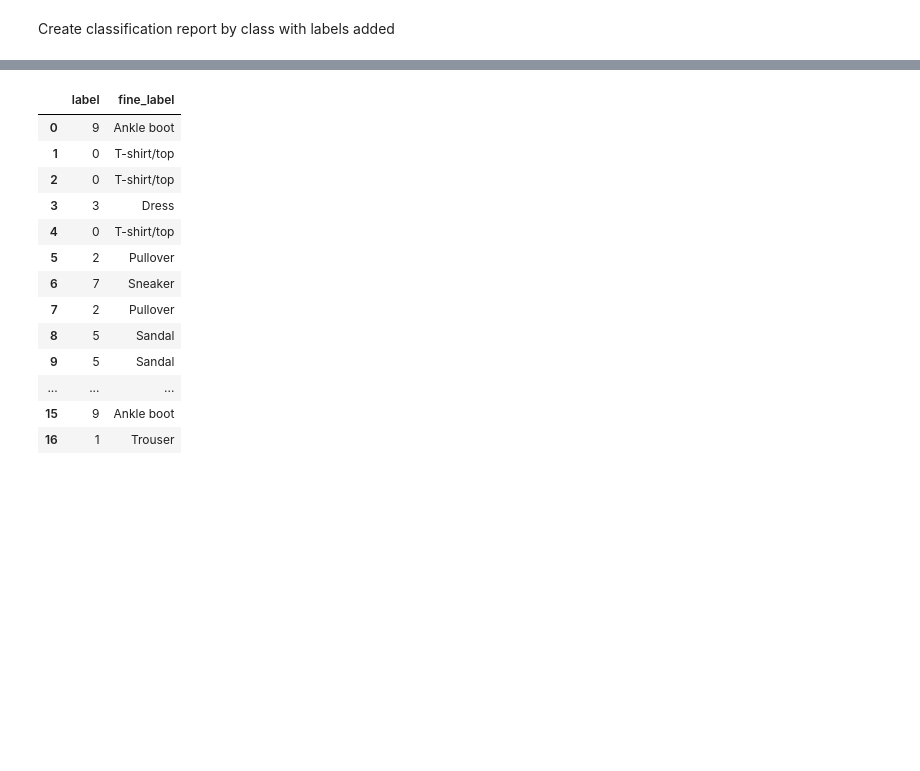
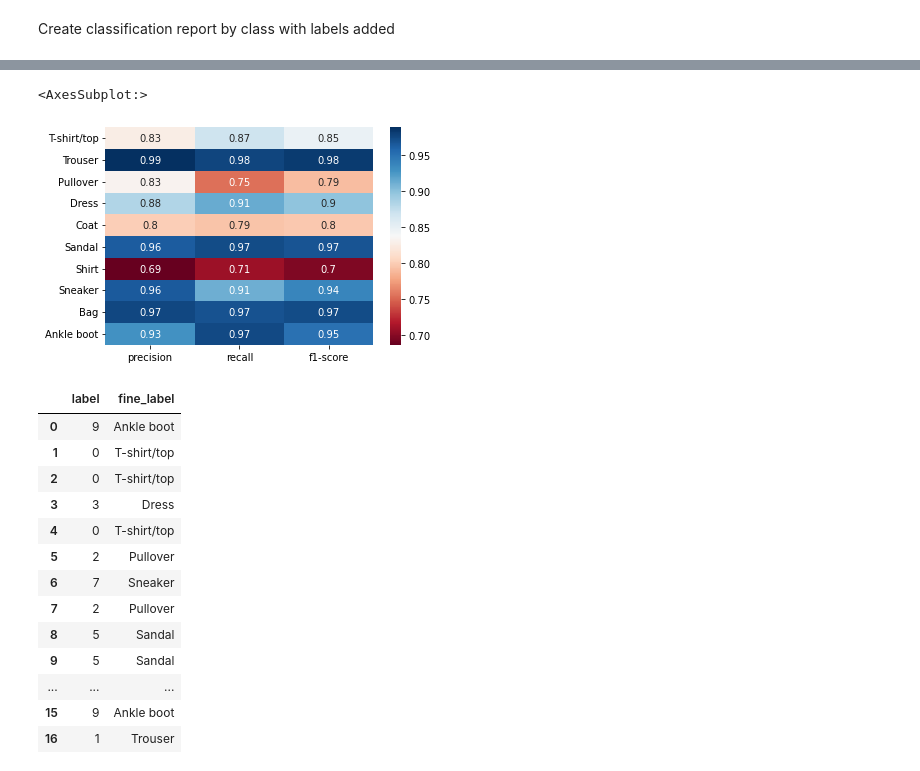
Before and after one commit to rickfontenot/HNN-Capstone, a Jupyter notebook: code/EDA_Rick.ipynb, the cells around one changed output, grey strips where cells are left out. Drawn from its saved outputs; the diff is of its cells as text; code cells hidden in the pictures; blank space fills up the shorter version.

Commit message:
added some plots and eda

```diff
--- a/code/EDA_Rick.ipynb
+++ b/code/EDA_Rick.ipynb
@@ -366,3 +366,17 @@ weighted avg       0.88      0.87      0.87     10000
+# %%
+import seaborn as sns
+
+labels = np.arange(10)
+
+# https://stackoverflow.com/questions/28200786/how-to-plot-scikit-learn-classification-report
+clf_report = classification_report(test_labels,predicted_class, labels=labels, target_names=class_names,output_dict=True)
+
+
+# .iloc[:-1, :] to exclude support
+sns.heatmap(pd.DataFrame(clf_report).iloc[:-1, :-3].T, annot=True, cmap='RdBu')
+# %% [output]
+<AxesSubplot:>
+[figure, added]
 # %%
 import pandas as pd
 
```
Also changed, not shown: parts of 16 cells of this notebook.
